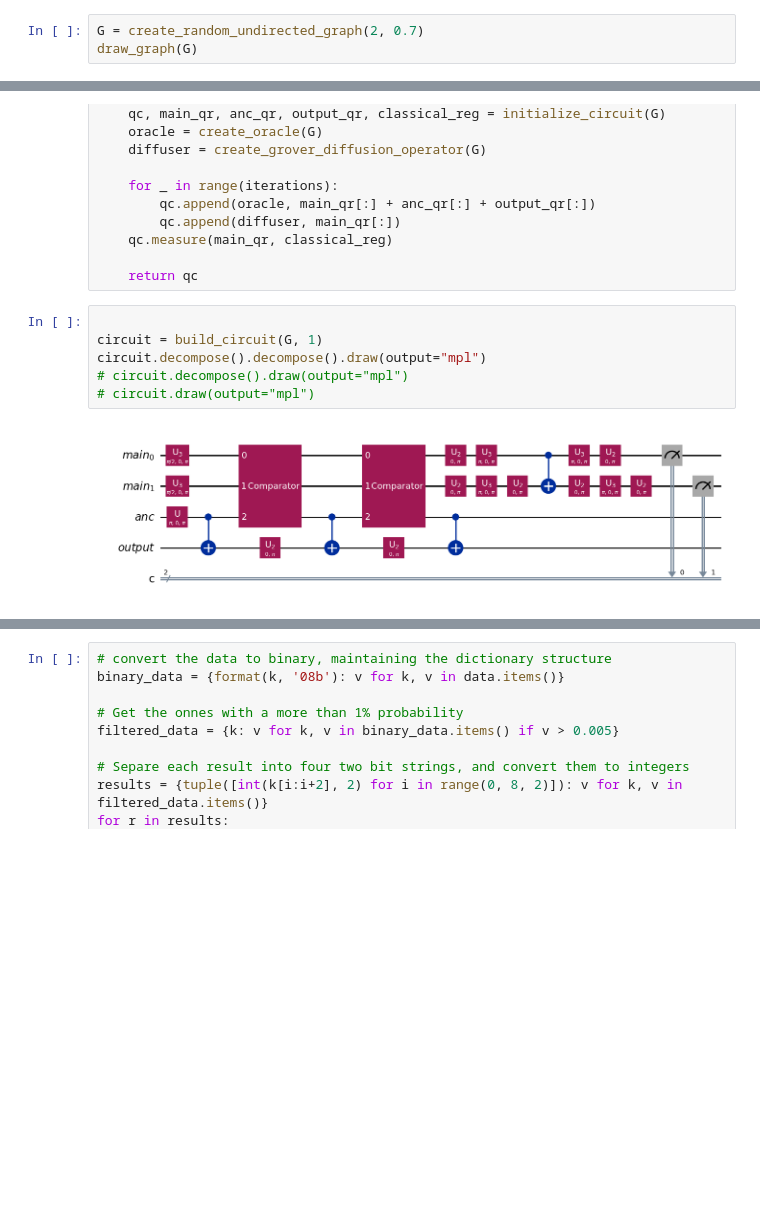
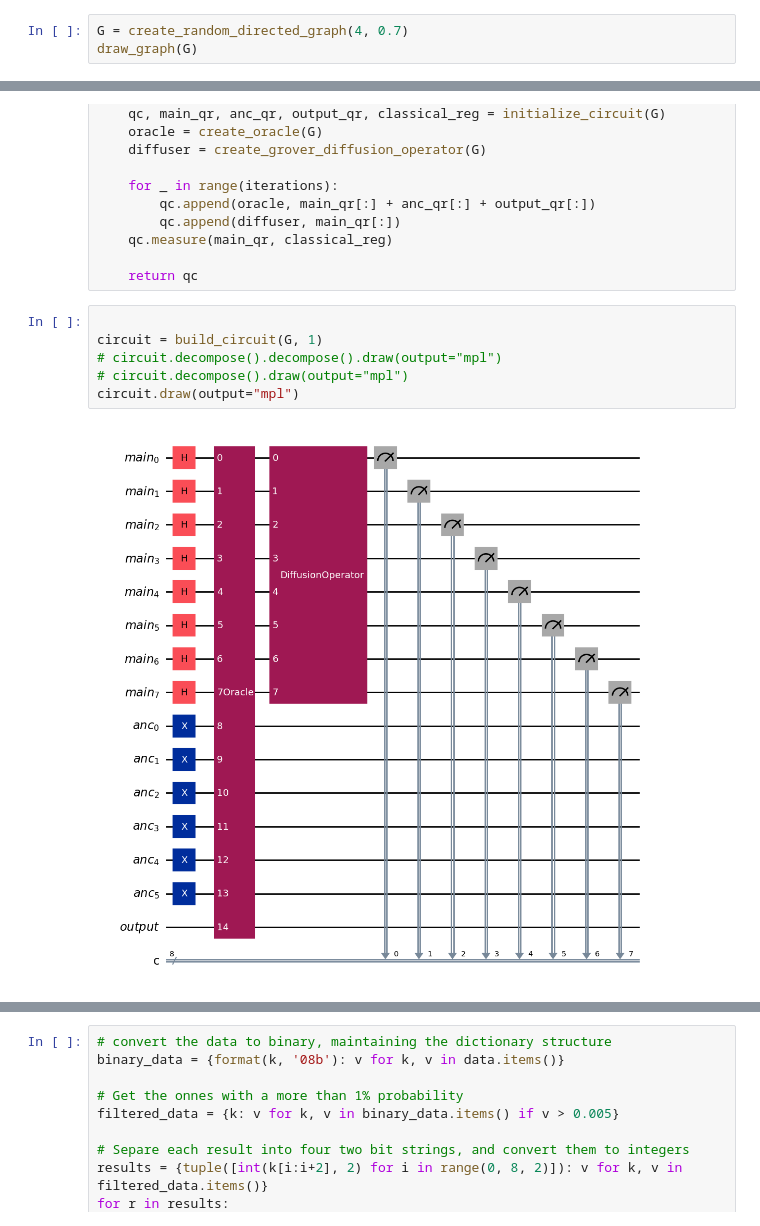
Before and after one commit to Apanizza197/HamiltonianCycleGrover, a Jupyter notebook: hamiltonian_cycle.ipynb, the cells around one changed output, grey strips where cells are left out. Drawn from its saved outputs; the diff is of its cells as text; blank space fills up the shorter version.

Commit message:
Agregando muchas figures

```diff
--- a/hamiltonian_cycle.ipynb
+++ b/hamiltonian_cycle.ipynb
@@ -17,6 +17,6 @@ def draw_graph(graph):
     nx.draw(graph, with_labels=True)
     plt.show()
 # %%
-G = create_random_undirected_graph(2, 0.7)
+G = create_random_directed_graph(4, 0.7)
 draw_graph(G)
 # %% [output]
@@ -205,11 +209,11 @@ def build_circuit(G, iterations=1):
 # %%
 
 circuit = build_circuit(G, 1)
-circuit.decompose().decompose().draw(output="mpl")
+# circuit.decompose().decompose().draw(output="mpl")
 # circuit.decompose().draw(output="mpl")
-# circuit.draw(output="mpl")
+circuit.draw(output="mpl")
 # %% [output]
-[figure, old version]
+[figure, new version]
 # %%
 
 sampler = Sampler()
```
Also changed, not shown: parts of 3 cells of this notebook, 17 other files.
